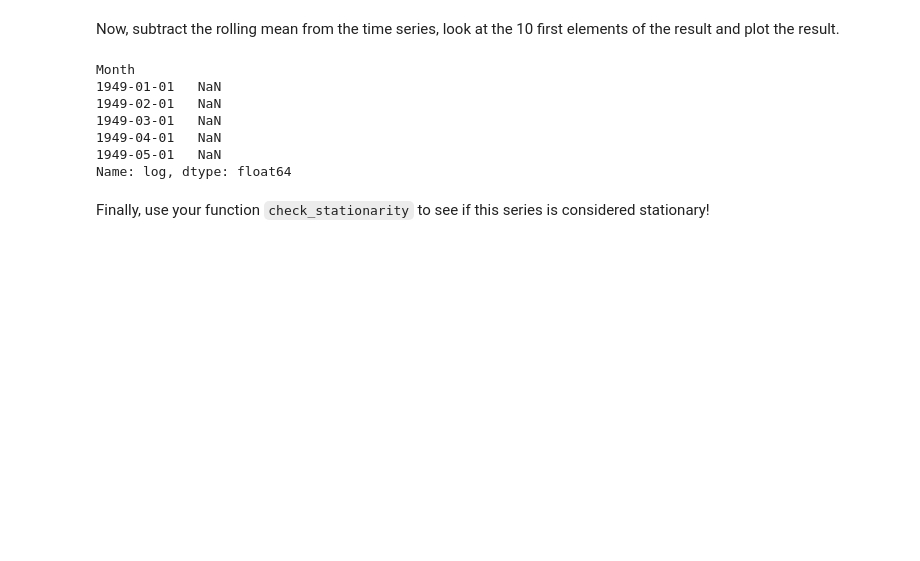
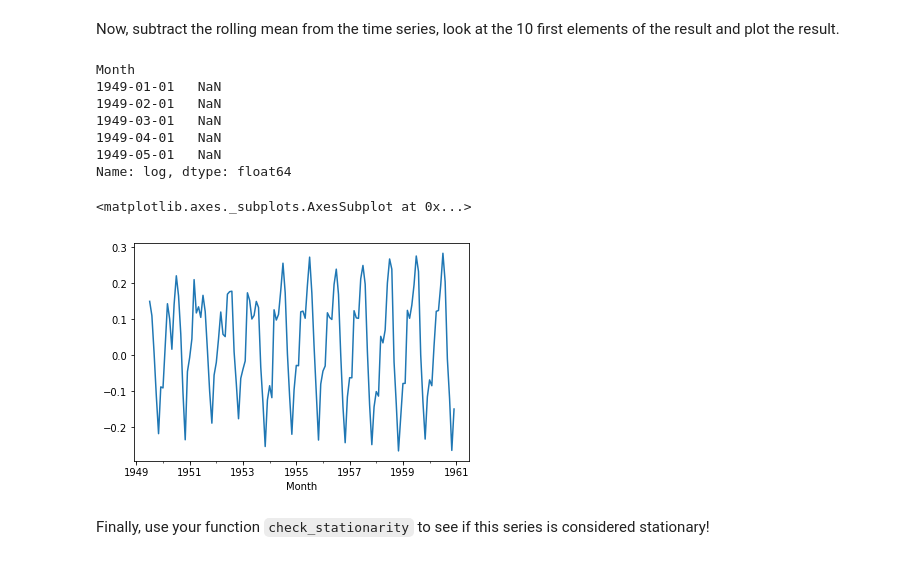
Before and after one commit to minotaur142/dsc-removing-trends-lab-nyc-ds-060319, a Jupyter notebook: index.ipynb, the cells around one changed output. Drawn from its saved outputs; the diff is of its cells as text; code cells hidden in the pictures; blank space fills up the shorter version.

```diff
--- a/index.ipynb
+++ b/index.ipynb
@@ -120,8 +120,13 @@ Month
 Name: log, dtype: float64
 # %%
 # Drop the NaN values from timeseries calculated above
+rolldiff.dropna(inplace=True)
 # %%
 # Plot the result
+rolldiff.plot()
+# %% [output]
+<matplotlib.axes._subplots.AxesSubplot at 0x...>
+[figure, added]
 # %% [markdown]
 Finally, use your function `check_stationarity` to see if this series is considered stationary!
 # %%
```
